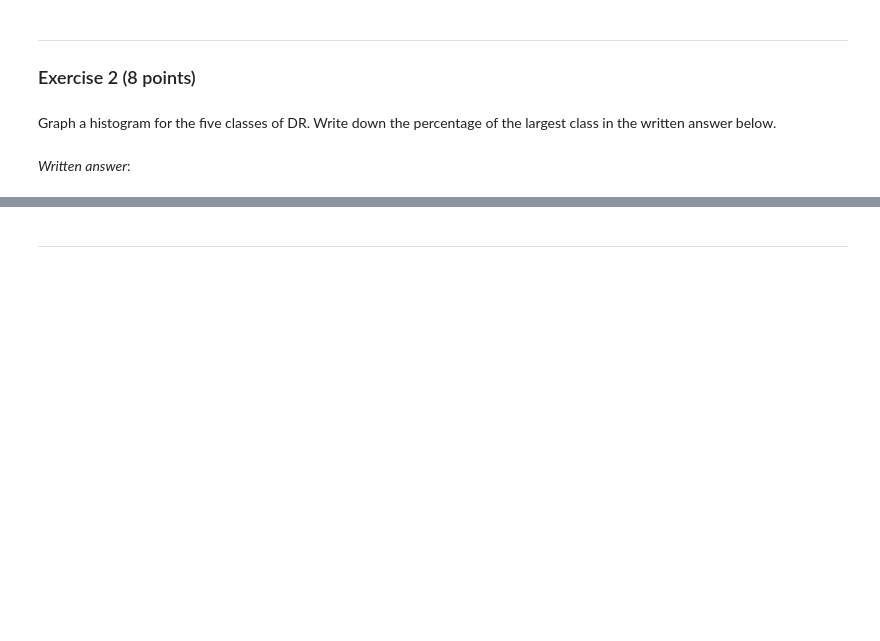
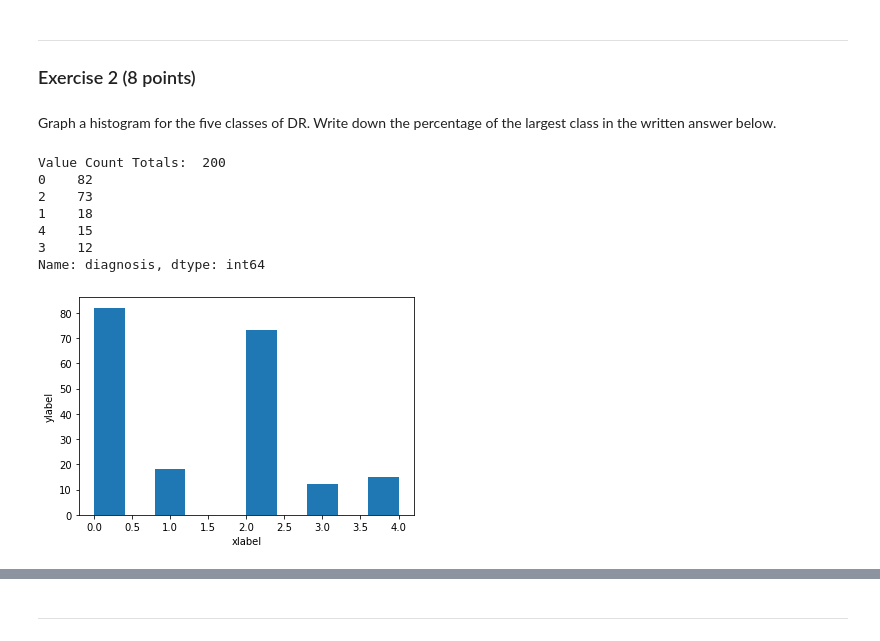
Before and after one commit to vhr1975/datasciw207, a Jupyter notebook: Homework/Victor_Ramirez_Assignment_10 CNN.ipynb, the cells around one changed output, grey strips where cells are left out. Saved outputs shown, nothing was run; the diff lists cells and outputs as text; code cells hidden in the pictures; blank space fills up the shorter version.

```diff
--- a/Homework/Victor_Ramirez_Assignment_10 CNN.ipynb
+++ b/Homework/Victor_Ramirez_Assignment_10 CNN.ipynb
@@ -123,2 +121,22 @@ Graph a histogram for the five classes of DR. Write down the percentage of the l
-# %% [markdown]
-*Written answer*:
+# %%
+# YOUR CODE HERE
+
+#print(y.diagnosis.unique())
+
+#print(y.head())
+
+plt.hist(y.diagnosis)  # density=False would make counts
+plt.ylabel('ylabel')
+plt.xlabel('xlabel');
+
+print('Value Count Totals: ', y['diagnosis'].count())
+print(y['diagnosis'].value_counts())
+# %% [output]
+Value Count Totals:  200
+0    82
+2    73
+1    18
+4    15
+3    12
+Name: diagnosis, dtype: int64
+[figure, added]
```
Also changed, not shown: parts of 3 cells of this notebook.
